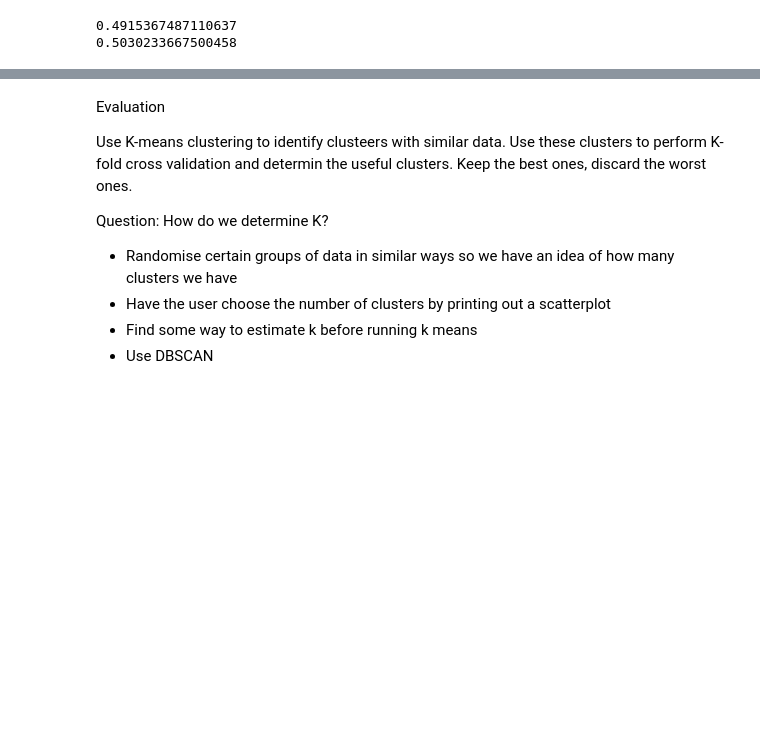
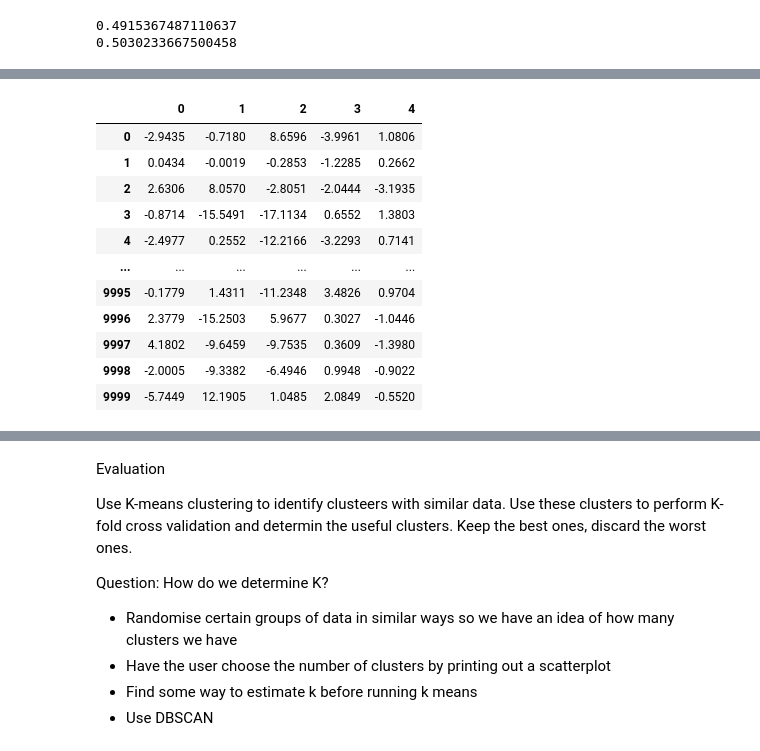
Before and after one commit to AdJansen/Artificial-Immune-System-For-Class-Imbalance, a Jupyter notebook: AIS.ipynb, the cells around one changed output, grey strips where cells are left out. Saved outputs shown, nothing was run; the diff lists cells and outputs as text; code cells hidden in the pictures; blank space fills up the shorter version.

Commit message:
Added main AIS function

```diff
--- a/AIS.ipynb
+++ b/AIS.ipynb
@@ -329,0 +330,15 @@ comparePopulations(pop1, pop2,labels1,labels2, svm.SVC(random_state=0), 5, 'f1_m
+# %%
+#separate a df into features and labels
+def separate_df(df):
+
+    columns = df.columns.to_list()
+    columns_drop = columns.pop(-1)
+
+    labels = df.drop(columns, axis=1)
+    features = df.drop(columns_drop, axis=1)
+
+    return features, labels
+
+joe = pd.read_csv("./Data/GeneratedSyntheticData-NosielessInformativeEasy.csv")
+feat,labels = separate_df(joe)
+labels
@@ -329,0 +359,67 @@ comparePopulations(pop1, pop2,labels1,labels2, svm.SVC(random_state=0), 5, 'f1_m
+# %%
+def AIS(df,max_rounds):
+
+    #change hardcoded
+    #should be the minority df instead
+
+    initial_population, bounds = Creation(df,10000,['5'], weightingFunction='uniform')
+
+    antibody_population = mutatePopulation(initial_population,bounds,['5'])
+
+    count = 0
+    no_change = 0
+
+    current_gen, current_labels = separate_df(initial_population)
+    next_gen, next_labels = separate_df(antibody_population)
+
+    while( (count<max_rounds) and (no_change < 5) ):
+        count+=1
+
+        #change hardcoded
+        if(comparePopulations2(current_gen,next_gen,current_labels,next_labels,svm.SVC(random_state=0), 5, 'f1_macro')):
+
+            no_change = 0
+
+            current_gen = next_gen
+            current_labels = next_labels
+
+            current = current_gen
+            current.append(current_labels)
+
+            #need to update bounds
+            antibody_population = mutatePopulation(current,bounds,['5'])
+            next_gen, next_labels = separate_df(antibody_population)
+
+            print('obama')
+            print(current_labels)
+            print(next_labels)
+            count = 101
+
+        else:
+
+            no_change+=1
+            # will this give the same thing every time?
+            current_gen.append(current_labels)
+            #current.co(current_labels)
+
+            antibody_population = mutatePopulation(current_gen,bounds,['5'])
+            next_gen, next_labels = separate_df(antibody_population)
+            current_gen, current_labels = separate_df(current_gen)
+
+            print('obamna')
+            print(current_labels)
+            print(current_gen)
+            print(current)
+            print(antibody_population)
+            count = 101
+
+
+    return current_gen, count
+
+
+
+
+fd = pd.read_csv("./Data/GeneratedSyntheticData-NosiyEasy.csv")
+x,y= AIS(df,100)
+x
+# %% [output]
@@ -329,0 +443,12 @@ comparePopulations(pop1, pop2,labels1,labels2, svm.SVC(random_state=0), 5, 'f1_m
+|  | 0 | 1 | 2 | 3 | 4 |
+| 0 | -2.9435 | -0.7180 | 8.6596 | -3.9961 | 1.0806 |
+| 1 | 0.0434 | -0.0019 | -0.2853 | -1.2285 | 0.2662 |
+| 2 | 2.6306 | 8.0570 | -2.8051 | -2.0444 | -3.1935 |
+| 3 | -0.8714 | -15.5491 | -17.1134 | 0.6552 | 1.3803 |
+| 4 | -2.4977 | 0.2552 | -12.2166 | -3.2293 | 0.7141 |
+| ... | ... | ... | ... | ... | ... |
+| 9995 | -0.1779 | 1.4311 | -11.2348 | 3.4826 | 0.9704 |
+| 9996 | 2.3779 | -15.2503 | 5.9677 | 0.3027 | -1.0446 |
+| 9997 | 4.1802 | -9.6459 | -9.7535 | 0.3609 | -1.3980 |
+| 9998 | -2.0005 | -9.3382 | -6.4946 | 0.9948 | -0.9022 |
+| 9999 | -5.7449 | 12.1905 | 1.0485 | 2.0849 | -0.5520 |
```
Also changed, not shown: parts of 9 cells of this notebook, 1 other file.
